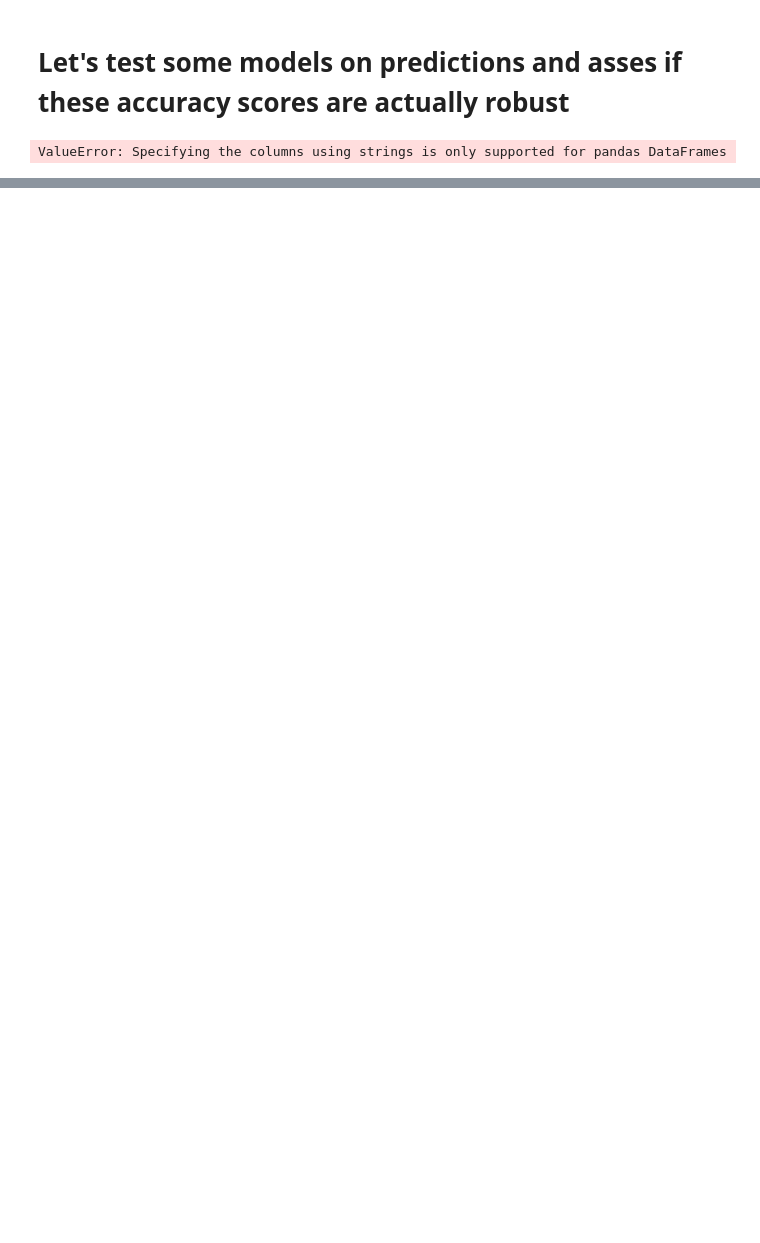
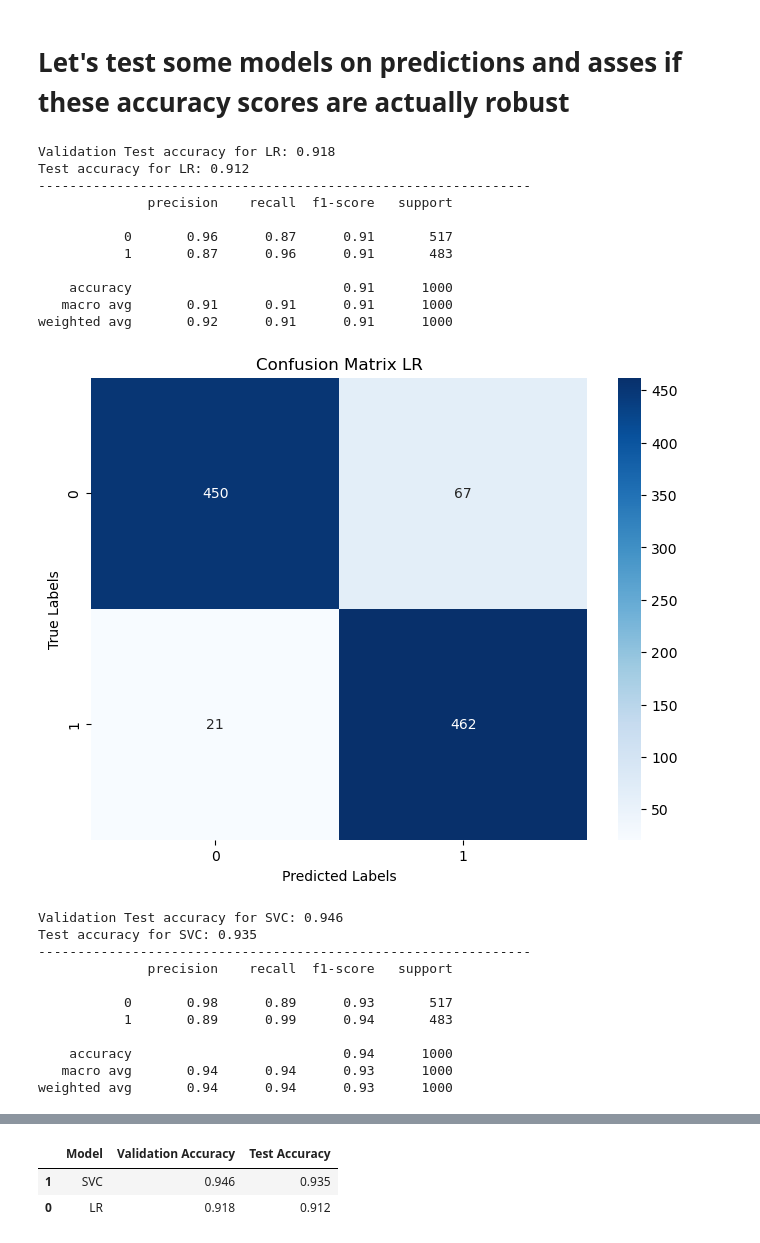
Before and after one commit to MaukanMir/Expert-Car-Classification, a Jupyter notebook: training.ipynb, the cells around one changed output, grey strips where cells are left out. Drawn from its saved outputs; the diff is of its cells as text; code cells hidden in the pictures; blank space fills up the shorter version.

Commit message:
added new models

```diff
--- a/training.ipynb
+++ b/training.ipynb
@@ -208,7 +206,7 @@ def get_over_sampling_methods(X, y, name, preprocessor):
   X_res, y_res = pipeline.fit_resample(X, y)
   return (X_res, y_res)
 
-def test_model_predictions(names, models, X, y, preprocessor):
+def test_model_predictions(names, models, X, y):
 
     model_performance = []
     X_train, X_temp, y_train, y_temp = train_test_split(X, y, test_size=0.3, random_state=42)
@@ -216,12 +214,11 @@ def test_model_predictions(names, models, X, y, preprocessor):
 
     for i in range(len(models)):
         model, name = models[i],names[i]
-        pipeline = create_pipeline(preprocessor, model)
 
-        pipeline.fit(X_train, y_train)
+        model.fit(X_train, y_train)
 
-        y_pred = pipeline.predict(X_val)
-        y_test_pred = pipeline.predict(X_test)
+        y_pred = model.predict(X_val)
+        y_test_pred = model.predict(X_test)
 
         val_accuracy = accuracy_score(y_val, y_pred)
         test_accuracy = accuracy_score(y_test, y_test_pred)
@@ -535,8 +532,30 @@ testing_selected_models(names, models, X_smote, y_smote, preprocessor, sampled=T
 # %% [markdown]
 # Let's test some models on predictions and asses if these accuracy scores are actually robust
 # %%
-names = ['LR', 'SVC', 'RFC', 'GBC', 'XGB']
+names = ['LR', 'SVC']
 models = get_selected_models(names)
-test_model_predictions(names, models, X_smote, y_smote, preprocessor)
+test_model_predictions(names, models, X_smote, y_smote)
 # %% [output]
-ValueError: Specifying the columns using strings is only supported for pandas DataFrames
+Validation Test accuracy for LR: 0.918
+Test accuracy for LR: 0.912
+---------------------------------------------------------------
+              precision    recall  f1-score   support
+
+           0       0.96      0.87      0.91       517
+           1       0.87      0.96      0.91       483
+
+    accuracy                           0.91      1000
+   macro avg       0.91      0.91      0.91      1000
+weighted avg       0.92      0.91      0.91      1000
+[figure, added]
+Validation Test accuracy for SVC: 0.946
+Test accuracy for SVC: 0.935
+---------------------------------------------------------------
+              precision    recall  f1-score   support
+
+           0       0.98      0.89      0.93       517
+           1       0.89      0.99      0.94       483
+
+    accuracy                           0.94      1000
+   macro avg       0.94      0.94      0.93      1000
+weighted avg       0.94      0.94      0.93      1000
@@ -542,0 +563,3 @@ ValueError: Specifying the columns using strings is only supported for pandas Da
+|  | Model | Validation Accuracy | Test Accuracy |
+| 1 | SVC | 0.946 | 0.935 |
+| 0 | LR | 0.918 | 0.912 |
```
Also changed, not shown: parts of 6 cells of this notebook.
